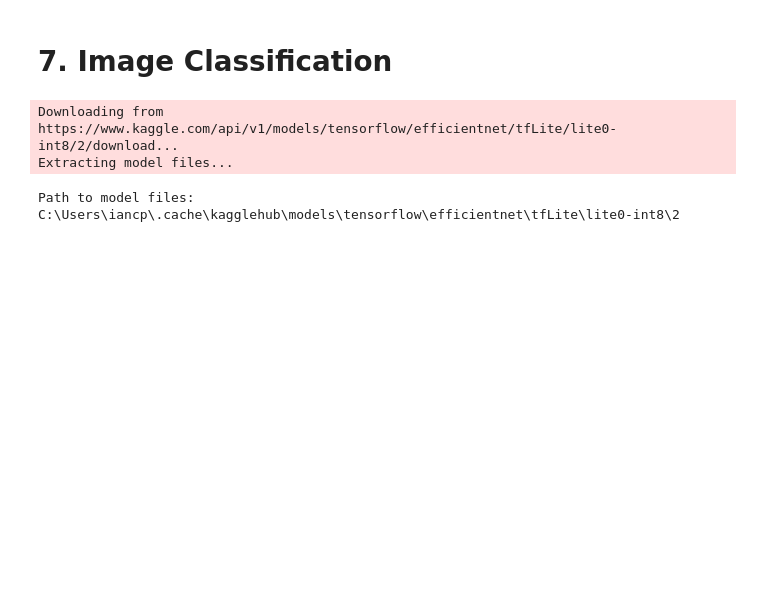
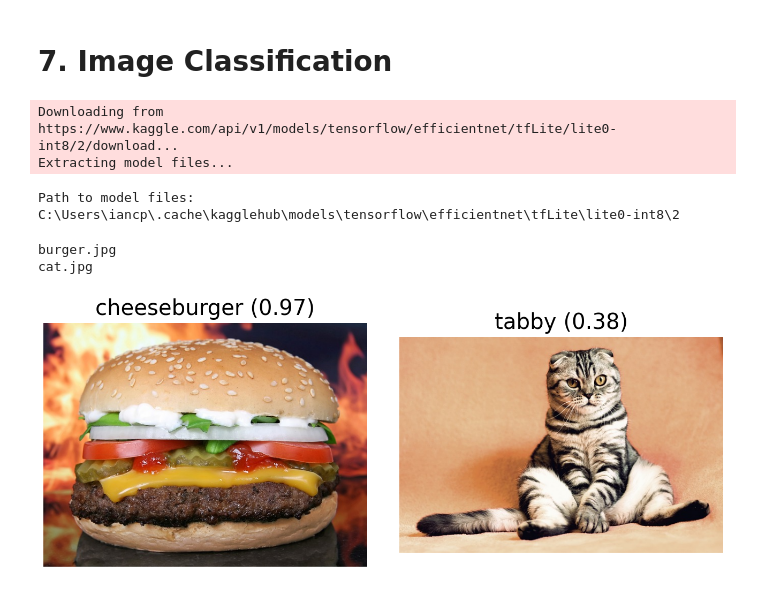
Before and after one commit to icpedroza/thesquatfather, a Jupyter notebook: mediapipepose.ipynb, the cells around one changed output. Saved outputs shown, nothing was run; the diff lists cells and outputs as text; code cells hidden in the pictures; blank space fills up the shorter version.

```diff
--- a/mediapipepose.ipynb
+++ b/mediapipepose.ipynb
@@ -560,0 +559,2 @@ model_path = 'C:/Users/iancp/.cache/kagglehub/models/tensorflow/efficientnet_lit
+# %%
+new_path = path + r'\2.tflite'
@@ -560,0 +615,65 @@ model_path = 'C:/Users/iancp/.cache/kagglehub/models/tensorflow/efficientnet_lit
+# %%
+import urllib
+
+IMAGE_FILENAMES = ['burger.jpg', 'cat.jpg']
+
+for name in IMAGE_FILENAMES:
+  url = f'https://storage.googleapis.com/mediapipe-tasks/image_classifier/{name}'
+  urllib.request.urlretrieve(url, name)
+# %%
+import cv2
+import math
+
+DESIRED_HEIGHT = 480
+DESIRED_WIDTH = 480
+
+def resize_and_show(image):
+  h, w = image.shape[:2]
+  if h < w:
+    img = cv2.resize(image, (DESIRED_WIDTH, math.floor(h/(w/DESIRED_WIDTH))))
+  else:
+    img = cv2.resize(image, (math.floor(w/(h/DESIRED_HEIGHT)), DESIRED_HEIGHT))
+  cv2.imshow("Resized Image", img)
+  cv2.waitKey(0)
+  cv2.destroyAllWindows()
+
+
+# Preview the images.
+
+images = {name: cv2.imread(name) for name in IMAGE_FILENAMES}
+for name, image in images.items():
+  print(name)
+  resize_and_show(image)
+# %% [output]
+burger.jpg
+cat.jpg
+# %%
+# STEP 1: Import the necessary modules.
+import mediapipe as mp
+from mediapipe.tasks import python
+from mediapipe.tasks.python.components import processors
+from mediapipe.tasks.python import vision
+
+# STEP 2: Create an ImageClassifier object.
+base_options = python.BaseOptions(model_asset_path=new_path)
+options = vision.ImageClassifierOptions(
+    base_options=base_options, max_results=4)
+classifier = vision.ImageClassifier.create_from_options(options)
+
+images = []
+predictions = []
+for image_name in IMAGE_FILENAMES:
+  # STEP 3: Load the input image.
+  image = mp.Image.create_from_file(image_name)
+
+  # STEP 4: Classify the input image.
+  classification_result = classifier.classify(image)
+
+  # STEP 5: Process the classification result. In this case, visualize it.
+  images.append(image)
+  top_category = classification_result.classifications[0].categories[0]
+  predictions.append(f"{top_category.category_name} ({top_category.score:.2f})")
+
+display_batch_of_images(images, predictions)
+# %% [output]
+[figure, added]
```
Also changed, not shown: parts of 2 cells of this notebook.
